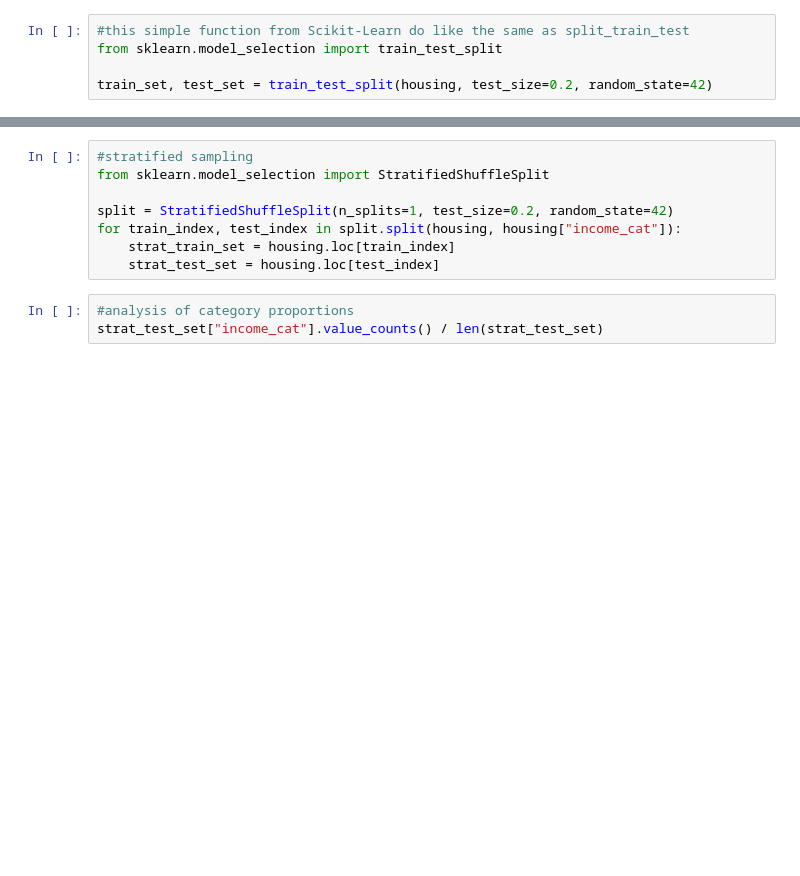
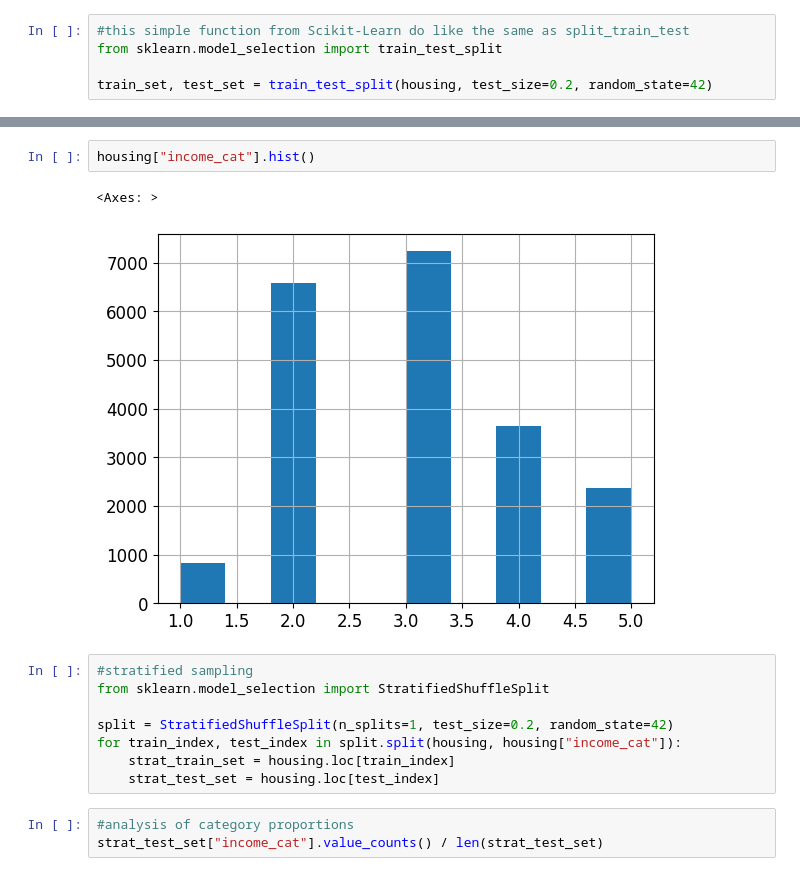
Before and after one commit to alexandreflach/machine-learning, a Jupyter notebook: Housing.ipynb, the cells around one changed output, grey strips where cells are left out. Cells and saved outputs as stored; diff of their text form; blank space fills up the shorter version.

```diff
--- a/Housing.ipynb
+++ b/Housing.ipynb
@@ -150,3 +205,8 @@ Name: income_cat, Length: 20640, dtype: float64
+# %%
+housing["income_cat"].hist()
+# %% [output]
+<Axes: >
+[figure, added]
 # %%
 #stratified sampling
 from sklearn.model_selection import StratifiedShuffleSplit
```
Also changed, not shown: parts of 25 cells of this notebook.
